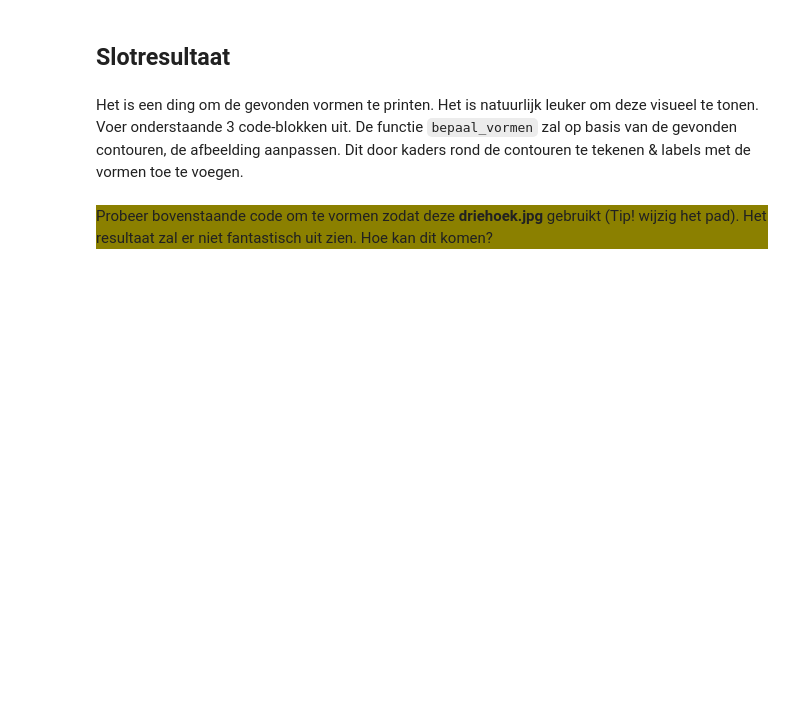
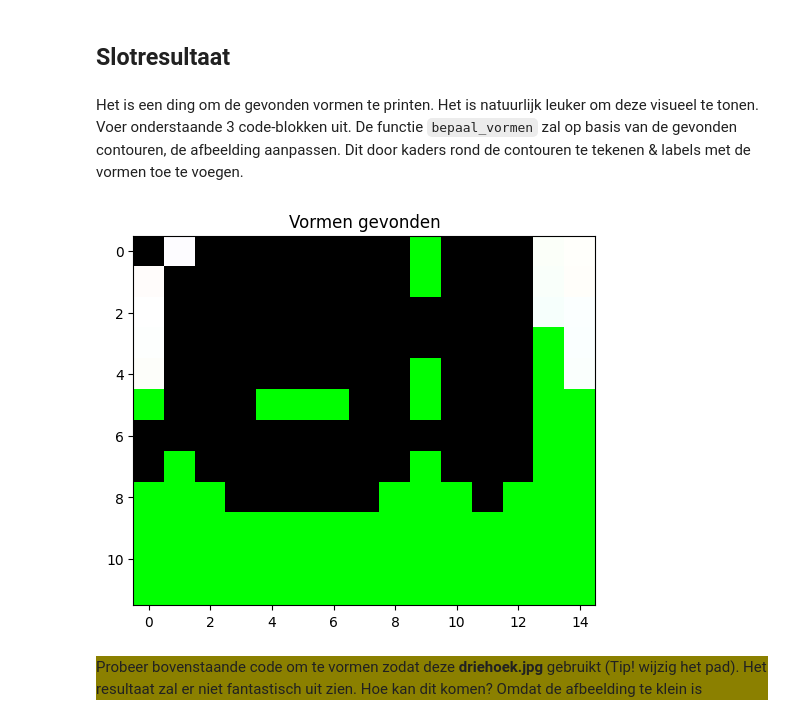
Before and after one commit to laurensjoosten/6ICT_PROG_2025_2026, a Jupyter notebook: hfst_5 AI/objectdetectie/1_vormdetectie.ipynb, the cells around one changed output. Saved outputs shown, nothing was run; the diff lists cells and outputs as text; code cells hidden in the pictures; blank space fills up the shorter version.

```diff
--- a/hfst_5 AI/objectdetectie/1_vormdetectie.ipynb
+++ b/hfst_5 AI/objectdetectie/1_vormdetectie.ipynb
@@ -302,3 +432,16 @@ print(contouren_driehoek)
 # %%
 # TODO: detecteer hier het aantal contouren op afbeeldingen 'vormen.png'.
 # pad naar vormen.png: r"../_afbeeldingen/vormen.png"
+# Afbeelding inladen (met grijswaarden).
+afbeelding = cv2.imread(r"../_afbeeldingen/vormen.png")
+afbeelding_grijs = cv2.cvtColor(afbeelding, cv2.COLOR_BGR2GRAY)
+
+# Drempel gebruiken om driehoek & achtergrond volledig te scheiden.
+# Alle pixels kleiner dan 127 worden 0, groter dan 127 worden 255.
+_, afbeelding_drempel = cv2.threshold(afbeelding_grijs, 127, 255, cv2.THRESH_BINARY)
+
+# Bepaal contouren van (verwerkte) afbeelding.
+contouren_afbeelding, _ = cv2.findContours(afbeelding_drempel, cv2.RETR_TREE, cv2.CHAIN_APPROX_SIMPLE)
+# Print aantal gevonden contouren.
+print(f"Aantal contouren: {len(contouren_afbeelding)}")
+print(contouren_afbeelding)
@@ -324,7 +485,7 @@ Herinner je dat in notebooks ingeladen code onthouden blijft. Voer de code van <
 # Zet verschillende vormen klaar.
 soort_vorm = {0:"cirkel", 3: "driehoek", 4: "vierhoek", 5: "vijfhoek", 6: "zeshoek"}
 # Overloop alle contouren.
-for index, contour in enumerate(contouren_driehoek): # TODO: pas variabele aan voor contouren van andere afbeelding.
+for index, contour in enumerate(contouren_afbeelding): # TODO: pas variabele aan voor contouren van andere afbeelding.
 
     # Sla eerste contour over (zie oefen mee 4.5 voor reden).
     if index == 0:
@@ -382,20 +555,22 @@ def bepaal_vormen(afbeelding, contouren):
     return afbeelding
 # %%
 # Afbeelding inladen (met grijswaarden).
-vormen = cv2.imread(r"../_afbeeldingen/vormen.png")
+vormen = cv2.imread(r"../_afbeeldingen/driehoek.jpg")
 vormen_grijs = cv2.cvtColor(vormen, cv2.COLOR_BGR2GRAY)
 
 # Drempel gebruiken om driehoek & achtergrond volledig te scheiden.
 # Alle pixels kleiner dan 127 worden 0, groter dan 127 worden 255.
 _, vormen_drempel = cv2.threshold(vormen_grijs, 127, 255, cv2.THRESH_BINARY)
 
 contouren, _ = cv2.findContours(vormen_drempel, cv2.RETR_TREE, cv2.CHAIN_APPROX_SIMPLE)
 vormen_resultaat = bepaal_vormen(vormen, contouren) # !!! Merk op: voegt gevonden vormen toe aan originele afbeelding !!!
 
 plt_imshow("Vormen gevonden", vormen_resultaat)
+# %% [output]
+[figure, added]
 # %% [markdown]
 <div style="background-color:#8B8000">
-Probeer bovenstaande code om te vormen zodat deze <b>driehoek.jpg</b> gebruikt (Tip! wijzig het pad). Het resultaat zal er niet fantastisch uit zien. Hoe kan dit komen?
+Probeer bovenstaande code om te vormen zodat deze <b>driehoek.jpg</b> gebruikt (Tip! wijzig het pad). Het resultaat zal er niet fantastisch uit zien. Hoe kan dit komen? Omdat de afbeelding te klein is
 </div>
 # %% [markdown]
 #
```
Also changed, not shown: parts of 17 cells of this notebook, 19 other files.
